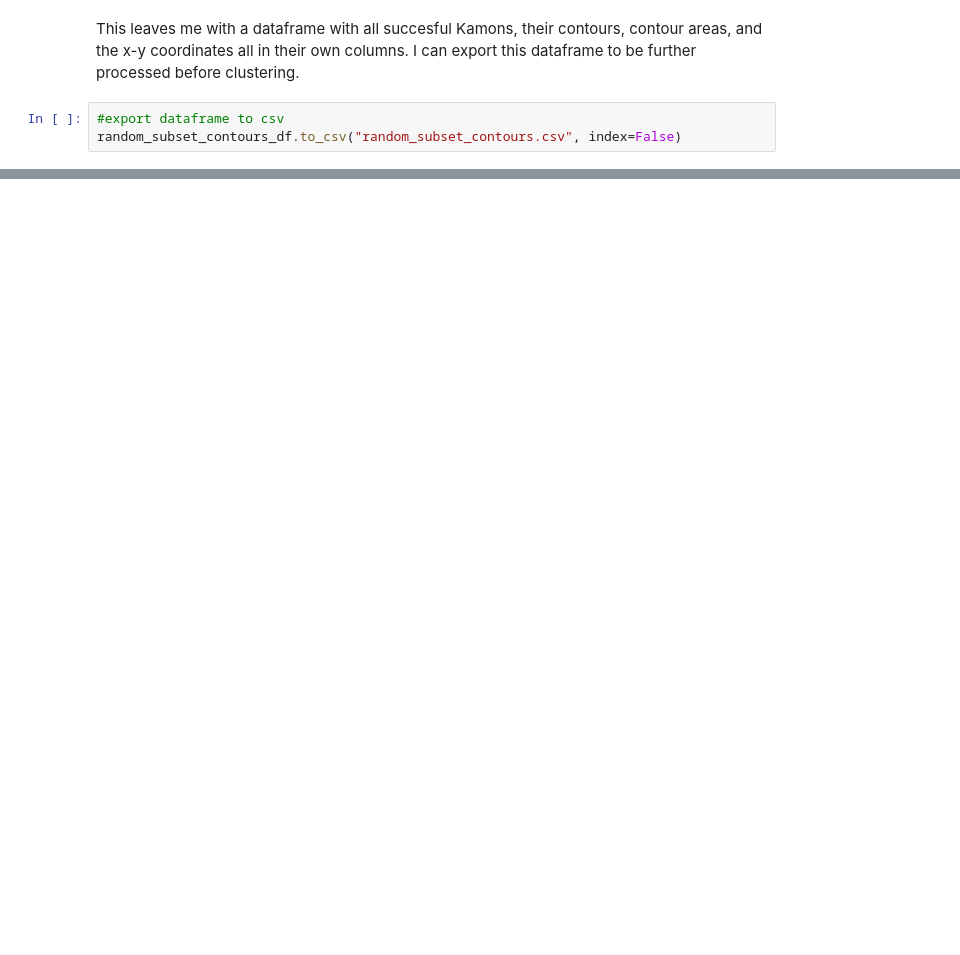
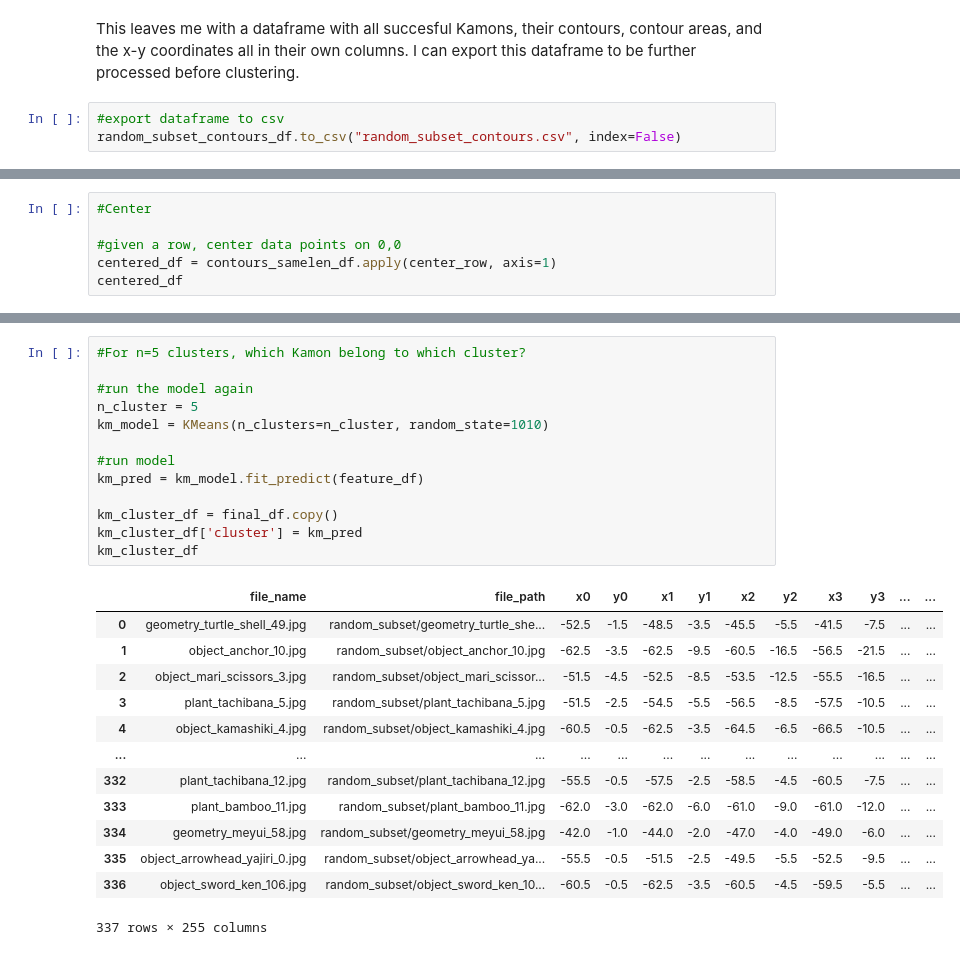
Before and after one commit to Machine-Learning-Parsons-Fall-2025/Project-OpenCV, a Jupyter notebook: silhouettes.ipynb, the cells around one changed output, grey strips where cells are left out. Drawn from its saved outputs; the diff is of its cells as text; blank space fills up the shorter version.

```diff
--- a/silhouettes.ipynb
+++ b/silhouettes.ipynb
@@ -286,0 +484,6 @@ random_subset_contours_df.to_csv("random_subset_contours.csv", index=False)
+# %%
+#Center
+
+#given a row, center data points on 0,0
+centered_df = contours_samelen_df.apply(center_row, axis=1)
+centered_df
@@ -286,0 +618,27 @@ random_subset_contours_df.to_csv("random_subset_contours.csv", index=False)
+# %%
+#For n=5 clusters, which Kamon belong to which cluster?
+
+#run the model again
+n_cluster = 5
+km_model = KMeans(n_clusters=n_cluster, random_state=1010)
+
+#run model
+km_pred = km_model.fit_predict(feature_df)
+
+km_cluster_df = final_df.copy()
+km_cluster_df['cluster'] = km_pred
+km_cluster_df
+# %% [output]
+|  | file_name | file_path | x0 | y0 | x1 | y1 | x2 | y2 | x3 | y3 | ... | ... |
+| 0 | geometry_turtle_shell_49.jpg | random_subset/geometry_turtle_she... | -52.5 | -1.5 | -48.5 | -3.5 | -45.5 | -5.5 | -41.5 | -7.5 | ... | ... |
+| 1 | object_anchor_10.jpg | random_subset/object_anchor_10.jpg | -62.5 | -3.5 | -62.5 | -9.5 | -60.5 | -16.5 | -56.5 | -21.5 | ... | ... |
+| 2 | object_mari_scissors_3.jpg | random_subset/object_mari_scissor... | -51.5 | -4.5 | -52.5 | -8.5 | -53.5 | -12.5 | -55.5 | -16.5 | ... | ... |
+| 3 | plant_tachibana_5.jpg | random_subset/plant_tachibana_5.jpg | -51.5 | -2.5 | -54.5 | -5.5 | -56.5 | -8.5 | -57.5 | -10.5 | ... | ... |
+| 4 | object_kamashiki_4.jpg | random_subset/object_kamashiki_4.jpg | -60.5 | -0.5 | -62.5 | -3.5 | -64.5 | -6.5 | -66.5 | -10.5 | ... | ... |
+| ... | ... | ... | ... | ... | ... | ... | ... | ... | ... | ... | ... | ... |
+| 332 | plant_tachibana_12.jpg | random_subset/plant_tachibana_12.jpg | -55.5 | -0.5 | -57.5 | -2.5 | -58.5 | -4.5 | -60.5 | -7.5 | ... | ... |
+| 333 | plant_bamboo_11.jpg | random_subset/plant_bamboo_11.jpg | -62.0 | -3.0 | -62.0 | -6.0 | -61.0 | -9.0 | -61.0 | -12.0 | ... | ... |
+| 334 | geometry_meyui_58.jpg | random_subset/geometry_meyui_58.jpg | -42.0 | -1.0 | -44.0 | -2.0 | -47.0 | -4.0 | -49.0 | -6.0 | ... | ... |
+| 335 | object_arrowhead_yajiri_0.jpg | random_subset/object_arrowhead_ya... | -55.5 | -0.5 | -51.5 | -2.5 | -49.5 | -5.5 | -52.5 | -9.5 | ... | ... |
+| 336 | object_sword_ken_106.jpg | random_subset/object_sword_ken_10... | -60.5 | -0.5 | -62.5 | -3.5 | -60.5 | -4.5 | -59.5 | -5.5 | ... | ... |
+337 rows × 255 columns
```
Also changed, not shown: parts of 43 cells of this notebook, 2 other files.
